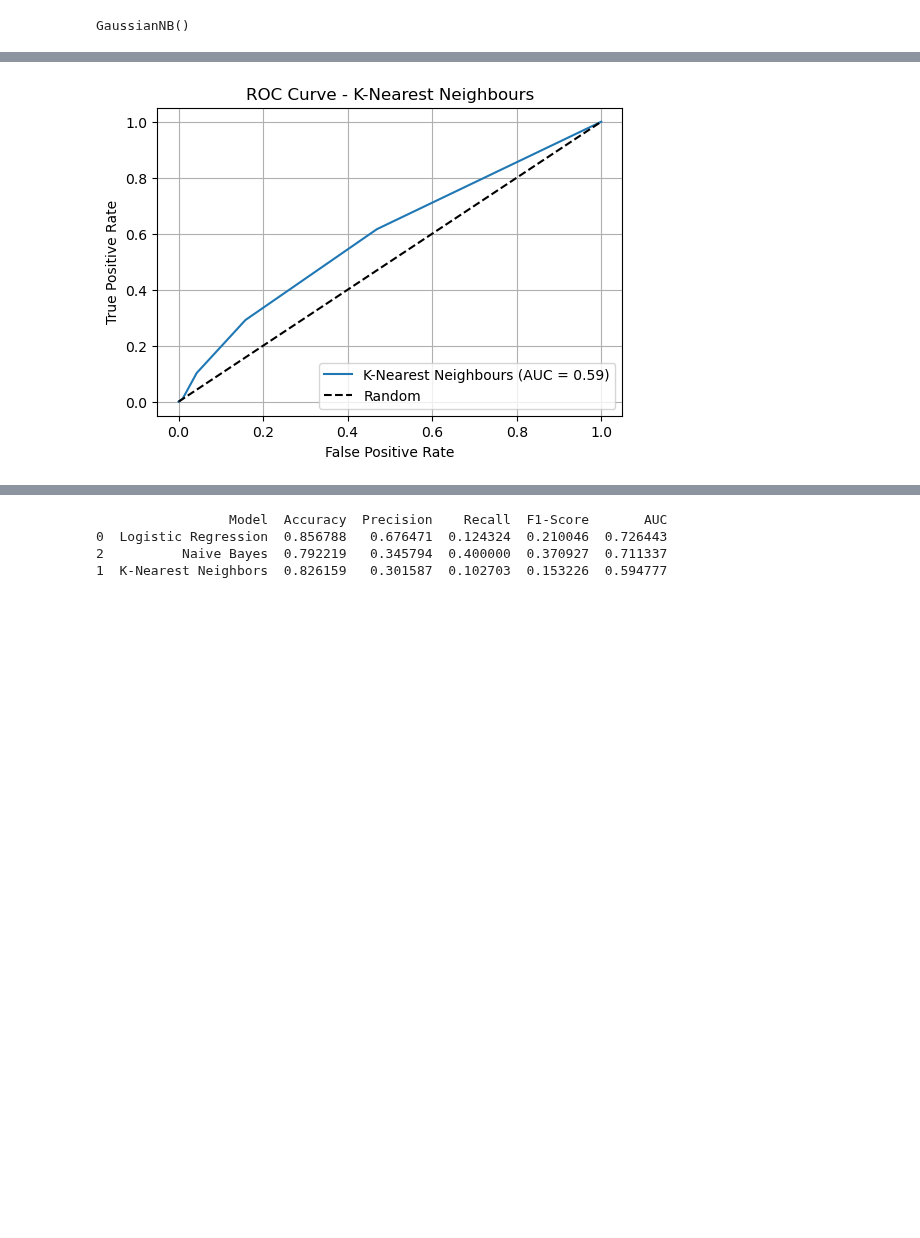
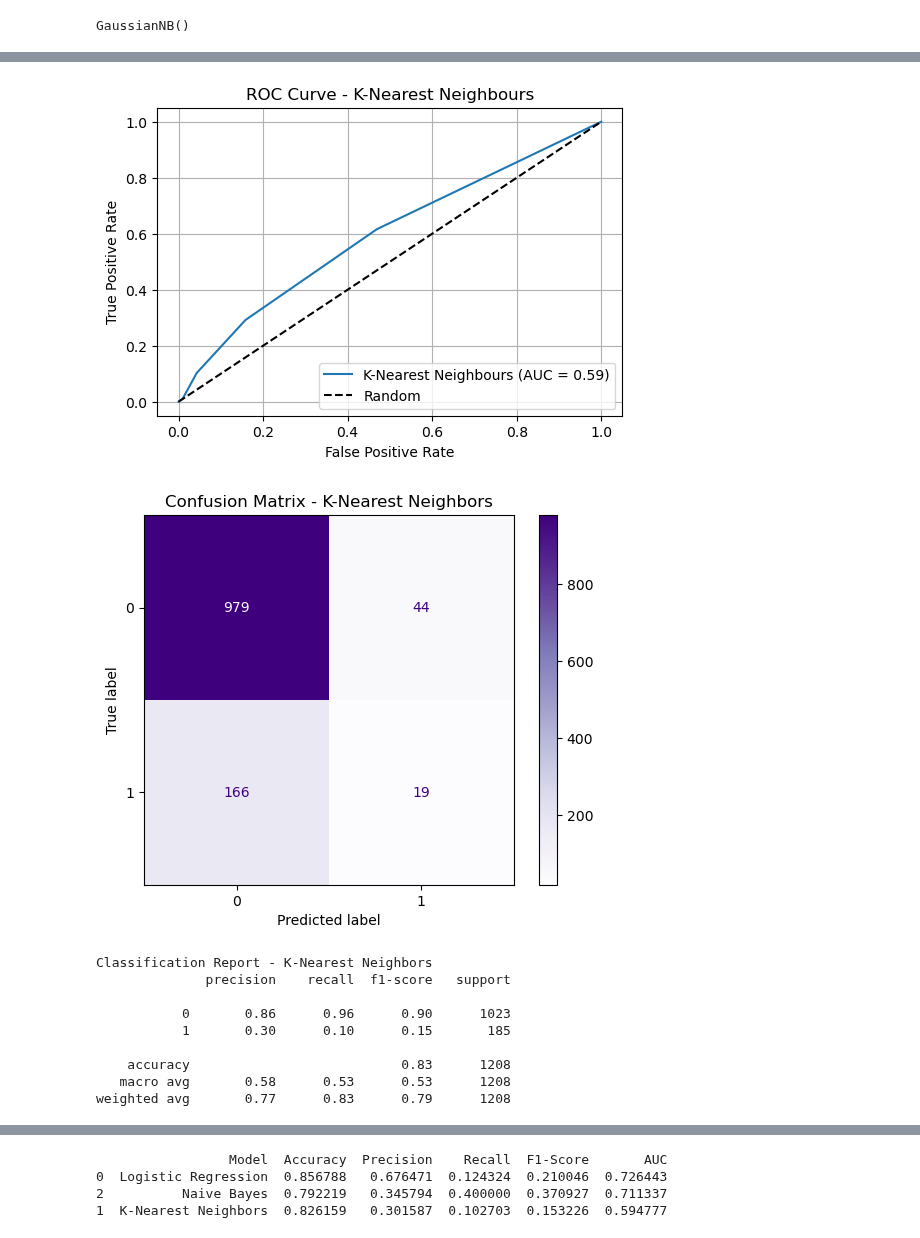
Before and after one commit to yasandu0505/breast-cancer-detection, a Jupyter notebook: Final_Notebook2_20221914_w2052278.ipynb, the cells around one changed output, grey strips where cells are left out. Drawn from its saved outputs; the diff is of its cells as text; code cells hidden in the pictures; blank space fills up the shorter version.

```diff
--- a/Final_Notebook2_20221914_w2052278.ipynb
+++ b/Final_Notebook2_20221914_w2052278.ipynb
@@ -143,12 +155,19 @@ plot_custom_roc_curve(lr_model, x_test, y_test, "Logistic Regression")
 # %%
 # Evaluate all models - KNN
-from sklearn.neighbors import KNeighborsClassifier
-
-knn_model = KNeighborsClassifier(n_neighbors=5)
-knn_model.fit(x_train, y_train)
-
 plot_custom_roc_curve(knn_model, x_test, y_test, "K-Nearest Neighbours")
+plot_confusion_matrix(knn_model, X_test, y_test, model_name="K-Nearest Neighbors", cmap='Purples')
+print_classification_report(knn_model, X_test, y_test, model_name="K-Nearest Neighbors")
 # %% [output]
 [figure]
+[figure, added]
+Classification Report - K-Nearest Neighbors
+              precision    recall  f1-score   support
+
+           0       0.86      0.96      0.90      1023
+           1       0.30      0.10      0.15       185
+
+    accuracy                           0.83      1208
+   macro avg       0.58      0.53      0.53      1208
+weighted avg       0.77      0.83      0.79      1208
 # %%
 # Evaluate all models - Naive Bayes
```
Also changed, not shown: parts of 8 cells of this notebook.
